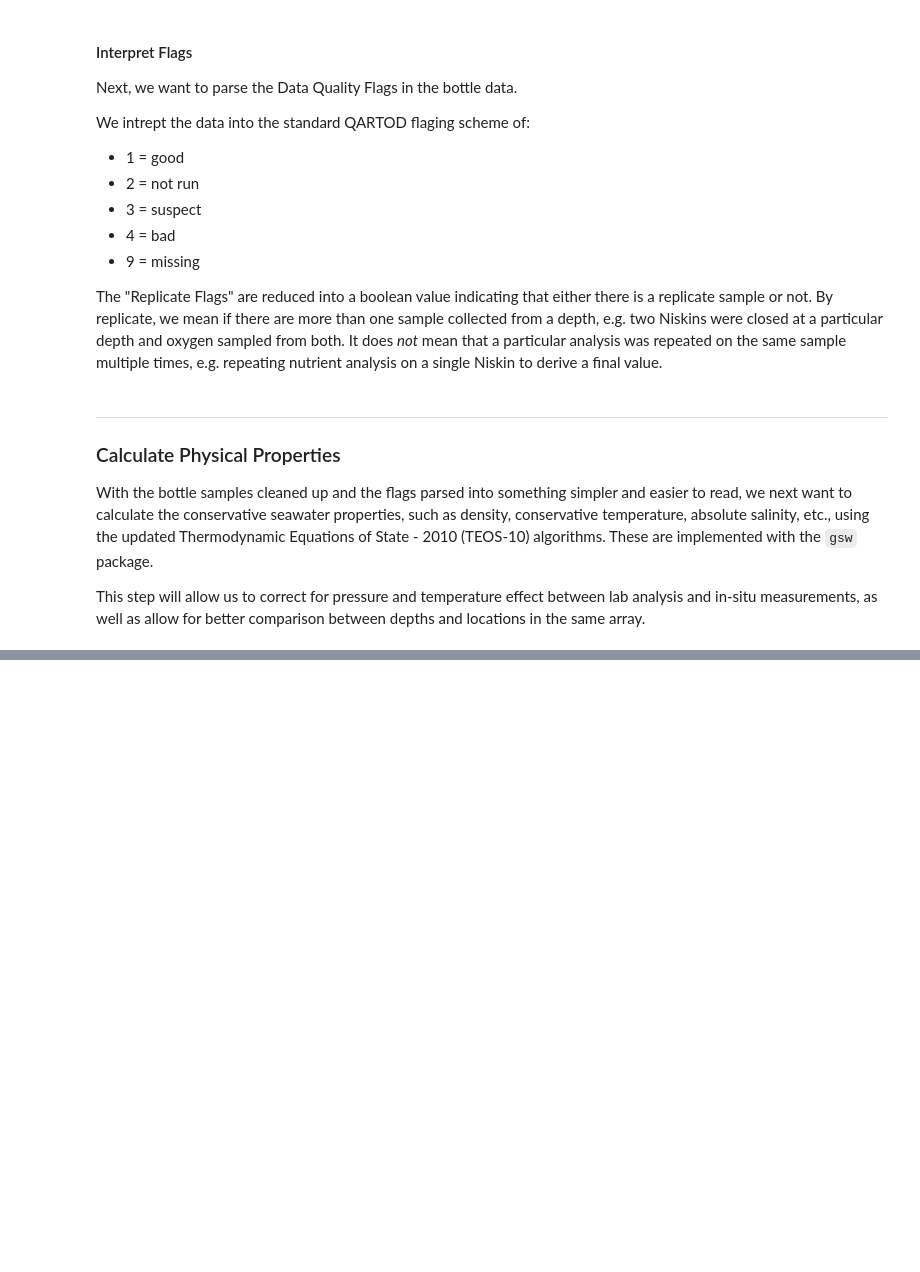
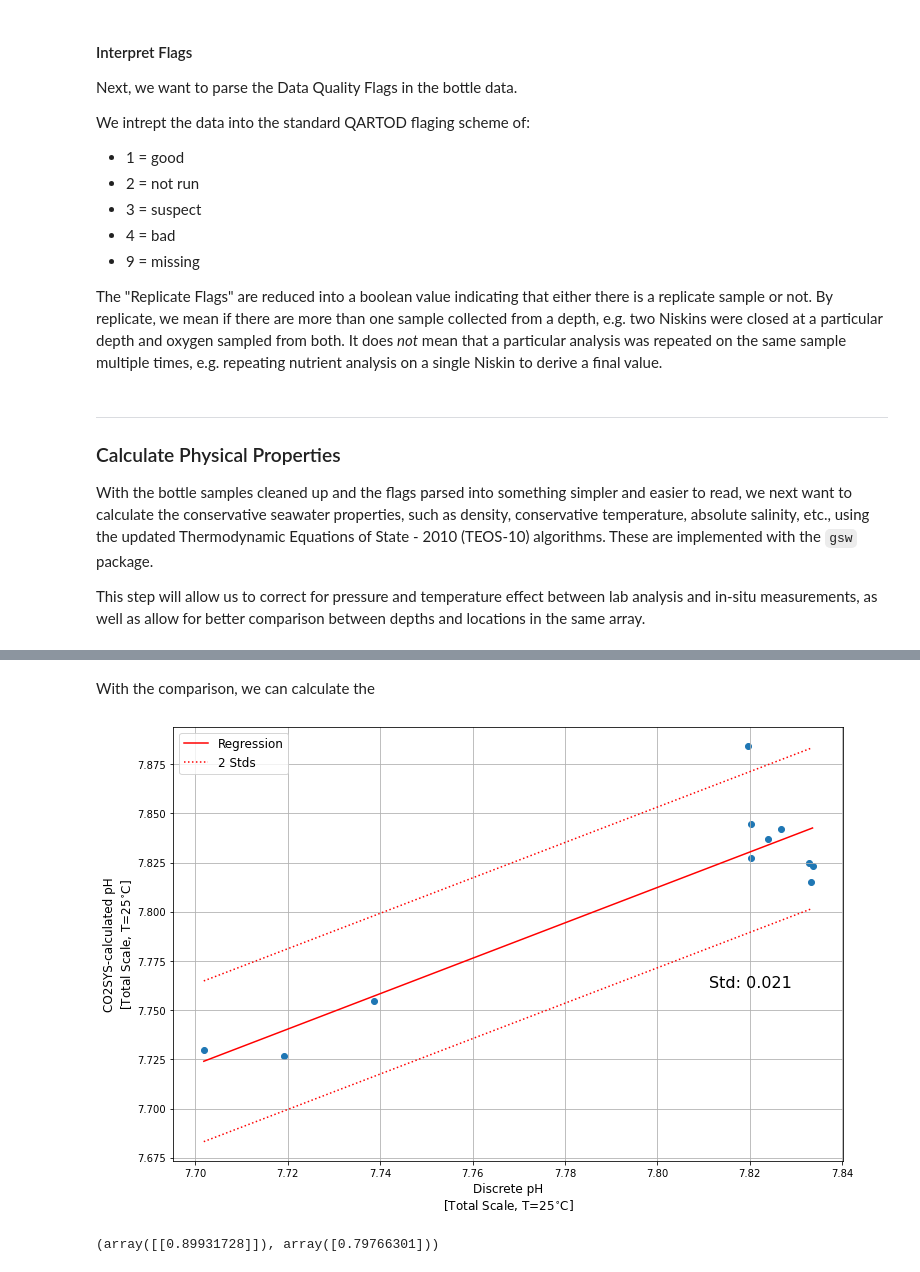
Before and after one commit to reedan88/OCB-BGC_Carbonate_Working_Group, a Jupyter notebook: scripts/Bottle_Data.ipynb, the cells around one changed output, grey strips where cells are left out. Saved outputs shown, nothing was run; the diff lists cells and outputs as text; code cells hidden in the pictures; blank space fills up the shorter version.

```diff
--- a/scripts/Bottle_Data.ipynb
+++ b/scripts/Bottle_Data.ipynb
@@ -93,0 +184,8 @@ This step will allow us to correct for pressure and temperature effect between l
+# %%
+PAR1 = bottle_data['Discrete Alkalinity [umol/kg]']
+PAR2 = bottle_data['Discrete DIC [umol/kg]']
+PAR1TYPE = 1
+PAR2TYPE = 2
+PHSCALEIN = 1
+K1K2CONSTANTS = 1
+K2SO4CONSTANTS = 1
@@ -93,0 +195,2 @@ This step will allow us to correct for pressure and temperature effect between l
+# %%
+CO2dict = pyco2.CO2SYS(PAR1, PAR2, PAR1TYPE, PAR2TYPE, SAL, TEMP_IN, TEMP_OUT, PRES_IN, PRES_OUT, SIO4, PO4, PHSCALEIN, K1K2CONSTANTS, K2SO4CONSTANTS)
@@ -93,0 +227,42 @@ This step will allow us to correct for pressure and temperature effect between l
+# %% [markdown]
+With the comparison, we can calculate the
+# %%
+PHout = CO2dict["pHinTOTAL"]
+df = pd.DataFrame(data=[PH.values, PHout], index=["Measured", "CO2sys"]).T.dropna()
+df = df[df["CO2sys"] > 7]
+df = df.sort_values(by="Measured")
+PHmeas = df["Measured"].values.reshape(-1,1)
+PHcalc = df["CO2sys"].values.reshape(-1,1)
+# %%
+# Use sklearn linear regression model to determine the accuracy
+from sklearn.linear_model import LinearRegression
+from sklearn.metrics import mean_squared_error
+
+# Fit a linear regression to the measured vs calculated pH values
+regression = LinearRegression()
+regression.fit(PHmeas, PHcalc)
+
+# Get the regression values
+PHpred = regression.predict(PHmeas)
+PHmse = mean_squared_error(PHpred, PHcalc)
+PHstd = np.sqrt(PHmse)
+# %%
+# Look at how closely the pH measurements match each other
+fig, ax = plt.subplots(nrows=1, ncols=1, figsize=(12,8))
+ax.scatter(PHmeas, PHcalc)
+ax.plot(PHmeas, PHpred, c='r', label='Regression')
+
+#ax.fill_between(PHmeas, PHpred-1.96*PHstd, PHpred+1.96*PHstd, color="tab:red")
+ax.plot(PHmeas, PHpred-1.96*PHstd, ':', c='r', label='2 Stds')
+ax.plot(PHmeas, PHpred+1.96*PHstd, ':', c='r')
+ax.set_xlabel('Discrete pH\n[Total Scale, T=25$^{\circ}$C]', fontsize=12)
+ax.set_ylabel('CO2SYS-calculated pH\n[Total Scale, T=25$^{\circ}$C]', fontsize=12)
+ax.text(0.8,0.4,f'Std: {PHstd.round(3)}', fontsize='16', transform=ax.transAxes)
+ax.legend(fontsize=12)
+ax.grid()
+# %% [output]
+[figure, added]
+# %%
+regression.coef_, regression.intercept_
+# %% [output]
+(array([[0.89931728]]), array([0.79766301]))
```
Also changed, not shown: parts of 16 cells of this notebook.
